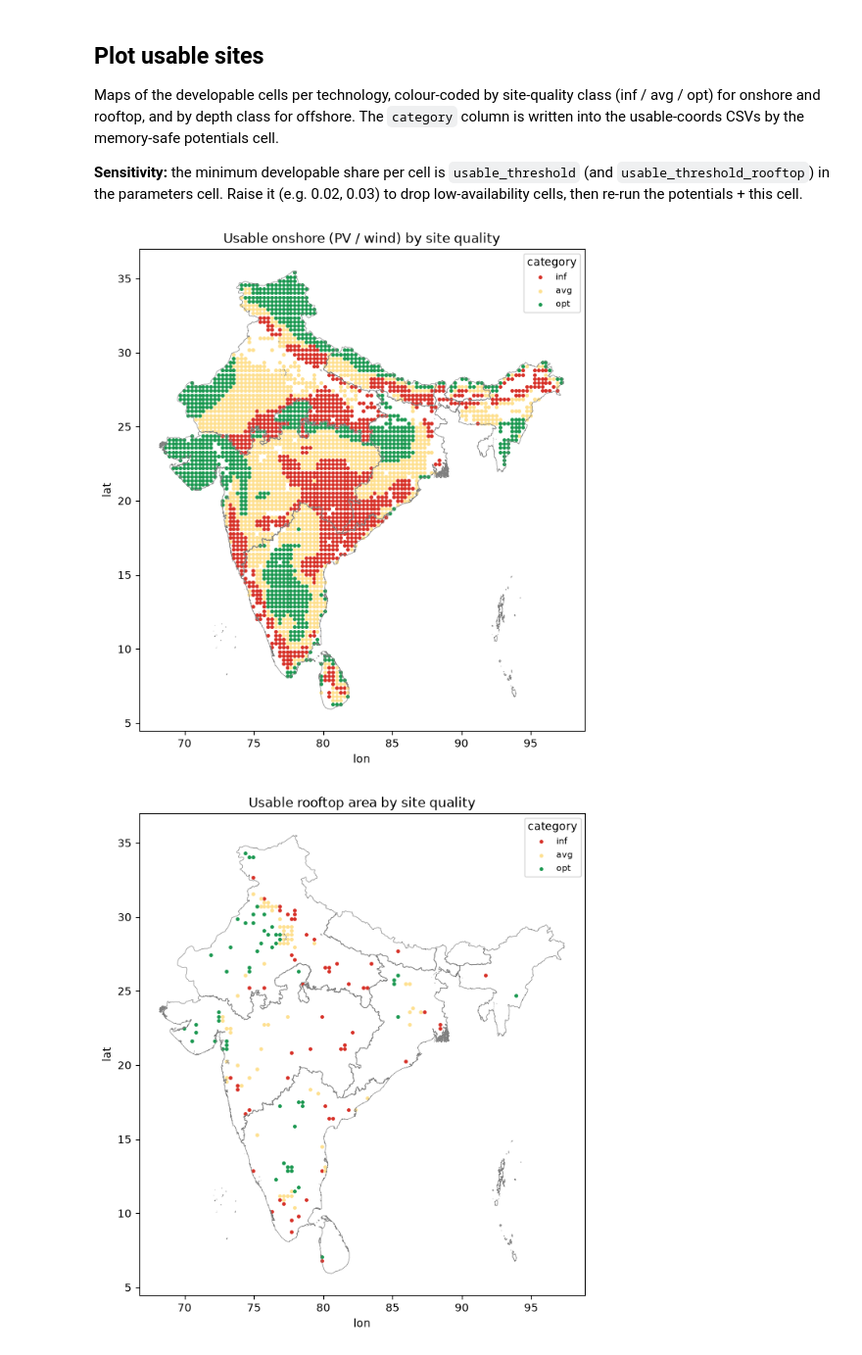
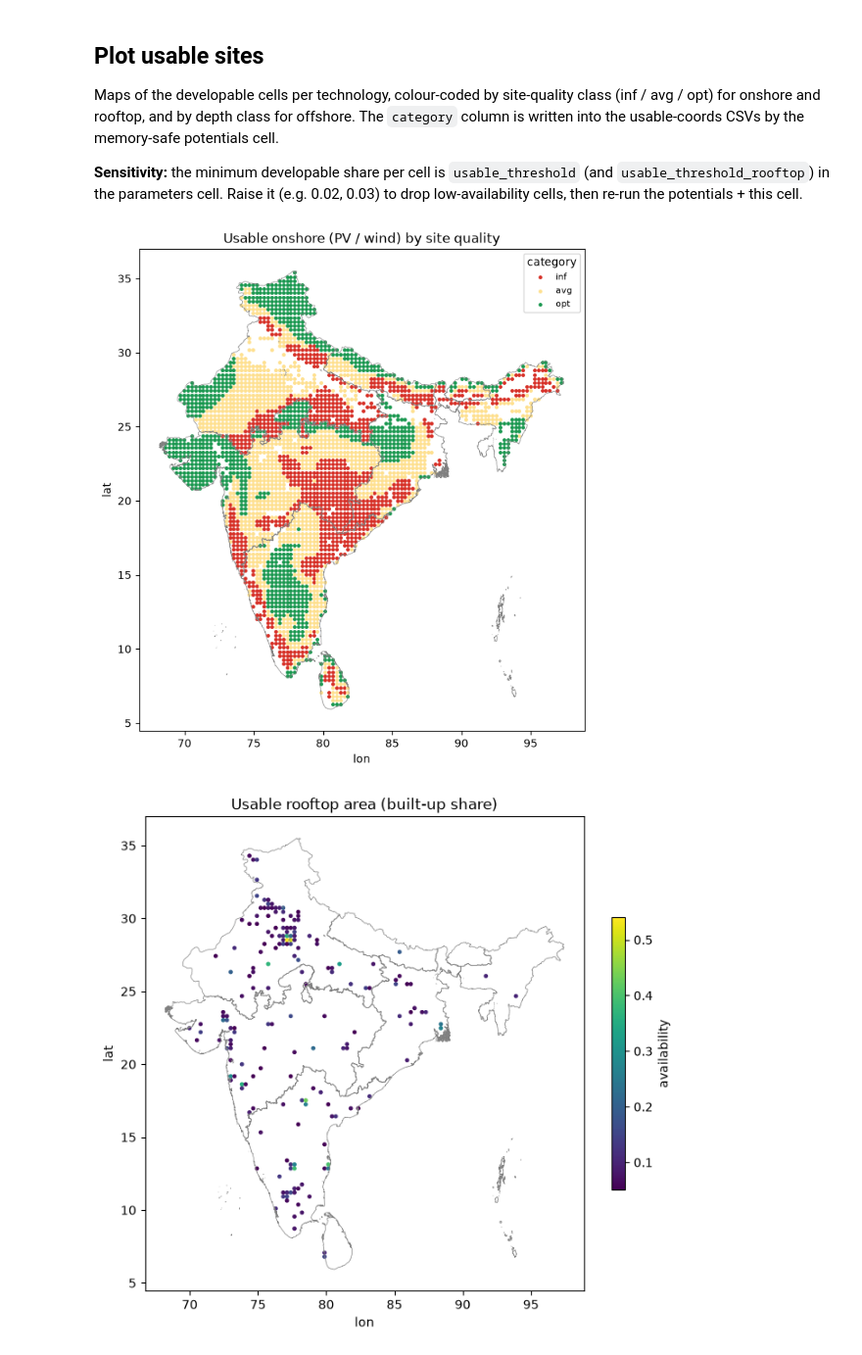
Before and after one commit to loeffko/GENeSYS_MOD.tools, a Jupyter notebook: GIS_&_Timeseries_Tool/GENeSYS-MOD_RES_Tool_IN.ipynb, the cells around one changed output. Shown at 98% size. Cells and saved outputs as stored; diff of their text form; code cells hidden in the pictures.

```diff
--- a/GIS_&_Timeseries_Tool/GENeSYS-MOD_RES_Tool_IN.ipynb
+++ b/GIS_&_Timeseries_Tool/GENeSYS-MOD_RES_Tool_IN.ipynb
@@ -58,15 +58,15 @@ solar_panel = 'CSi'
 # region-geojson workflow.
 # Uses the SIMPLIFIED geometry (~500 m tolerance, ~0.7 MB / 22k vertices vs the
 # full 11 MB / 482k) - loads/rasterizes much faster, identical availability at the
-# 300 m raster / ~30 km cutout scale. Full detail: "geodata/fel_india_regions.geojson".
-geo_file = "geodata/fel_india_regions_simplified.geojson"
+# 300 m raster / ~30 km cutout scale. Full detail: "geodata/regions/fel_india_regions.geojson".
+geo_file = "geodata/regions/fel_india_regions_simplified.geojson"
 # EEZ: India (mainland + Andaman/Nicobar + Lakshadweep) + Sri Lanka, from Marine
-# Regions EEZ v12 (geodata/eez_v12.gpkg, ISO_SOV1 in ('IND','LKA')). Bhutan/Nepal
+# Regions EEZ v12 (geodata/offshore/eez_v12.gpkg, ISO_SOV1 in ('IND','LKA')). Bhutan/Nepal
 # are landlocked -> no offshore cells there (handled cleanly, empty offshore frame).
-offshore_file = "geodata/eez_india.geojson"
+offshore_file = "geodata/offshore/eez_india.geojson"
 # Bathymetry over the India+Sri Lanka EEZ from the GMRT GridServer (var 'z', coords
 # lat/lon - the get_coords bathymetry reader auto-detects these).
-bathymetry_file = "geodata/bathymetry_india.nc"
+bathymetry_file = "geodata/offshore/bathymetry_india.nc"
 
 timeframe = "2018"   # one day to smoke-test; use "2018" for a full year
 filename = "india"
@@ -103,10 +103,21 @@ pv_azimuth = 180
 # pv_slope/pv_azimuth above. Cheap closed-form rule (no per-angle yield search).
 pv_optimal_tilt = True
 
-# Rooftop PV is installed differently (roof pitch / mixed orientations), so it
-# keeps its own fixed slope/azimuth for the separate pv_rooftop timeseries.
-rooftop_pv_slope = 25
-rooftop_pv_azimuth = 180
+# Rooftop PV, split like the model's P_PV_Rooftop_Residential / _Commercial. Each
+# segment gets its own CF timeseries from a mix of panel orientations (tilt in
+# degrees or "optimal"; azimuth "equator" = facing the equator per cell, "east",
+# "west", or degrees from north) and a share of the rooftop potential.
+# Residential roofs face wherever the house does; commercial roofs are mostly flat,
+# so racks can face the equator at the optimal tilt.
+rooftop_segments = {
+    "residential": [{"tilt": 20, "azimuth": "equator", "weight": 0.5},
+                    {"tilt": 20, "azimuth": "east", "weight": 0.25},
+                    {"tilt": 20, "azimuth": "west", "weight": 0.25}],
+    "commercial": [{"tilt": "optimal", "azimuth": "equator", "weight": 1.0}],
+}
+# Share of the rooftop potential per segment, per country, from GHSL built-up
+# surface (geodata/config/rooftop_shares.csv, built by build_rooftop_shares.py).
+rooftop_shares = load_rooftop_shares(regions, geo_file=geo_file, country_col="country_iso3")
 
 # Usable-site thresholds: minimum developable share of a cutout cell for it
 # to count as a usable location for the capacity-factor timeseries. Land is
@@ -425,7 +436,7 @@ shapes, regions_name_en = get_region_shapes(geo_file, regions)
 # Classes: 10 tree, 20 shrubland, 30 grassland, 40 cropland, 50 built-up,
 # 60 bare/sparse, 70 snow/ice, 80 water, 90 wetland, 95 mangrove, 100 moss/lichen
 # (0 = ocean/nodata fill in the merged raster).
-LANDCOVER = "geodata/worldcover_india_300m.tif"
+LANDCOVER = "geodata/landcover/worldcover_india_300m.tif"
 
 # atlite's availability calc needs a PROJECTED (metre) analysis CRS. WorldCover is
 # EPSG:4326 (degrees); used directly it collapses the raster window to ~1 cell and
@@ -442,7 +453,7 @@ worldcover_exclude = [0, 10, 40, 50, 70, 80, 90, 95]
 
 # Protected areas: WDPA India + Sri Lanka + Bhutan (Sep2026 release, merged). Strict
 # protection = IUCN Ia/Ib/II; terrestrial + coastal for the land excluder.
-PROTECTED       = "geodata/wdpa_india.geojson"
+PROTECTED       = "geodata/exclusions/wdpa_india.geojson"
 PROTECTED_LAYER = None
 PROTECTED_QUERY = "IUCN_CAT in ['Ia', 'Ib', 'II'] and REALM in ['Terrestrial', 'Coastal']"
 
@@ -459,7 +470,7 @@ cities = make_rooftop_excluder(LANDCOVER, [50], crs=area_crs)
 # Marine + coastal WDPA (strict) as offshore no-build zones. Depth alone is not
 # enough; marine protected areas are dropped from the offshore potential.
 # (India's seas are open ocean - no enclosed ice-bound bay needing an extra mask.)
-OFFSHORE_EXCLUDE_FILES = "geodata/wdpa_india.geojson"
+OFFSHORE_EXCLUDE_FILES = "geodata/exclusions/wdpa_india.geojson"
 OFFSHORE_EXCLUDE_LAYER = None
 OFFSHORE_EXCLUDE_QUERY = "REALM in ['Marine', 'Coastal'] and IUCN_CAT in ['Ia', 'Ib', 'II']"
 # %%
@@ -519,7 +530,7 @@ if run_GIS_analysis_by_region:
         wind_cap_per_sqkm=wind_cap_per_sqkm, wind_percent_land_available=wind_percent_land_available,
         rooftop_cap_per_sqkm=rooftop_cap_per_sqkm, rooftop_percent_area_available=rooftop_percent_area_available,
         pv_solar_panel=solar_panel, pv_slope=pv_slope, pv_azimuth=pv_azimuth,
-        optimal_tilt=pv_optimal_tilt, rooftop_pv_slope=rooftop_pv_slope, rooftop_pv_azimuth=rooftop_pv_azimuth,
+        optimal_tilt=pv_optimal_tilt, rooftop_shares=rooftop_shares,
         output_dir=output_dir, filename=filename, color=map_color,
     )
     combined_potentials
@@ -711,22 +721,22 @@ Maps of the developable cells per technology, colour-coded by site-quality class
 # %%
 # Maps of usable sites per technology, colour-coded. Onshore/rooftop use the
 # site-quality 'category' column (inf/avg/opt) now stored in the usable-coords;
 # offshore uses depth class. Guarded so missing/empty layers are skipped.
 _region_shapes = shapes if 'shapes' in dir() else None
 
 if 'coords_onshore_usable' in dir() and coords_onshore_usable is not None and len(coords_onshore_usable):
     plot_usable_coords(coords_onshore_usable, shapes=_region_shapes,
                        color_by='category', title='Usable onshore (PV / wind) by site quality')
 
 if 'coords_rooftop_usable' in dir() and coords_rooftop_usable is not None and len(coords_rooftop_usable):
     plot_usable_coords(coords_rooftop_usable, shapes=_region_shapes,
-                       color_by='category', title='Usable rooftop area by site quality')
+                       color_by='availability', title='Usable rooftop area (built-up share)')
 
 if 'coords_offshore_usable' in dir() and coords_offshore_usable is not None and len(coords_offshore_usable):
     plot_usable_coords(coords_offshore_usable, shapes=_region_shapes,
                        boundary_file=offshore_file, color_by='depth_class',
                        title='Usable offshore (by depth class)')
 # %% [output]
 [figure]
-[figure, old version]
+[figure, new version]
 [figure]
```
Also changed, not shown: parts of 3 cells of this notebook, 40 other files.
